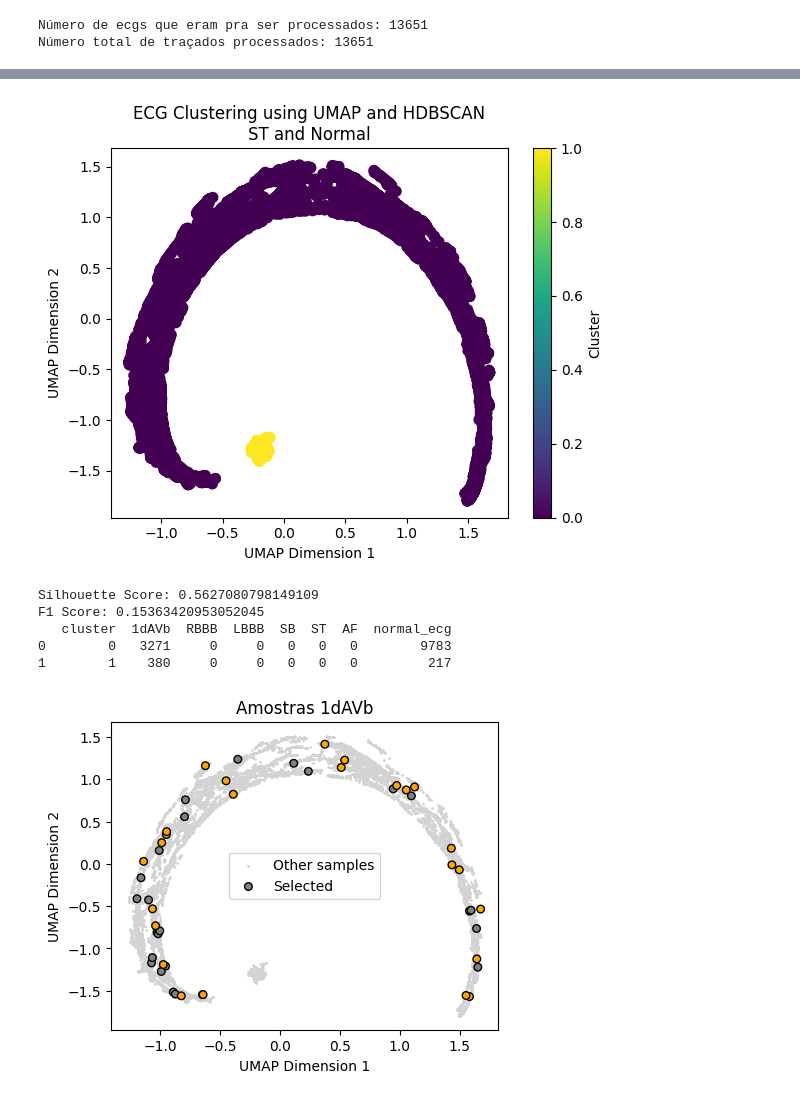
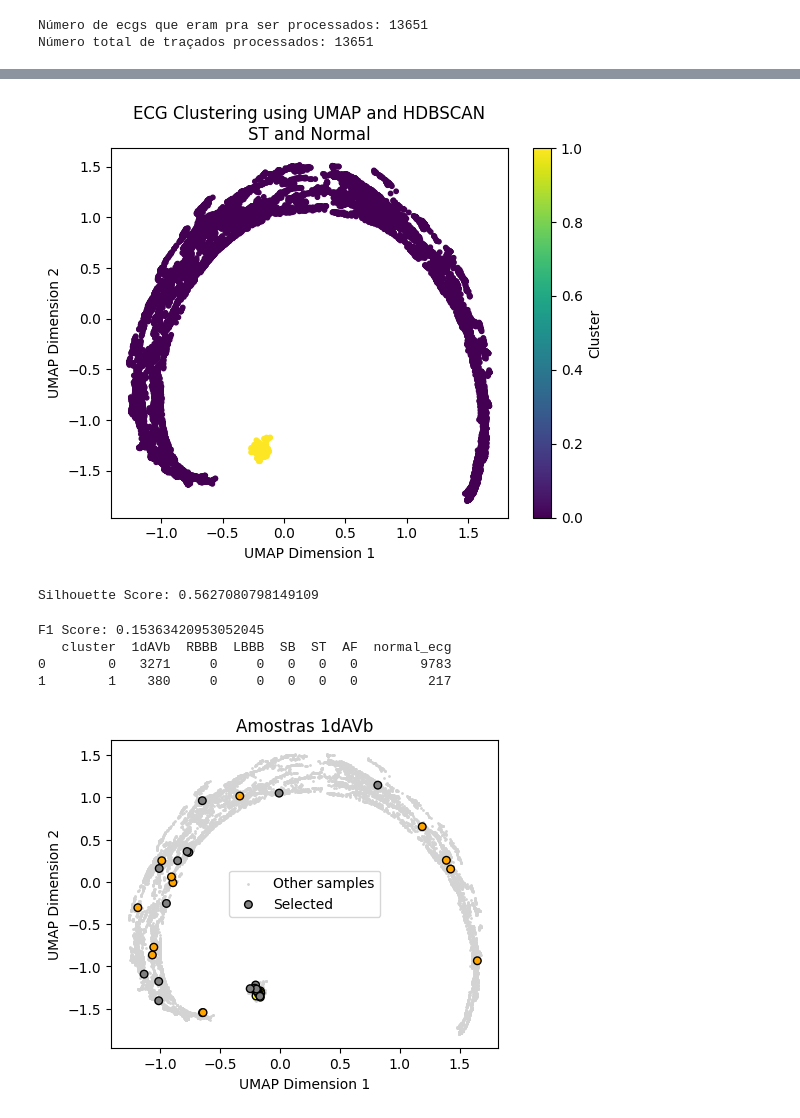
Before and after one commit to pedrobacelar28/Clustering-Paper, a Jupyter notebook: Projeto/Geração das Amostras/1dAVB.ipynb, the cells around one changed output, grey strips where cells are left out. Saved outputs shown, nothing was run; the diff lists cells and outputs as text; code cells hidden in the pictures.

```diff
--- a/Projeto/Geração das Amostras/1dAVB.ipynb
+++ b/Projeto/Geração das Amostras/1dAVB.ipynb
@@ -200,7 +200,7 @@ dbscan = HDBSCAN(min_cluster_size=500, min_samples=1)
 labels = dbscan.fit_predict(X_reduced_scaled)
 
 # Visualização dos Resultados
-plt.scatter(X_reduced_scaled[:, 0], X_reduced_scaled[:, 1], c=labels, cmap='viridis', s=50)
+plt.scatter(X_reduced_scaled[:, 0], X_reduced_scaled[:, 1], c=labels, cmap='viridis', s=10)
 plt.xlabel('UMAP Dimension 1')
 plt.ylabel('UMAP Dimension 2')
 plt.title('ECG Clustering using UMAP and HDBSCAN\nST and Normal')
@@ -264,12 +264,12 @@ cluster_summary = merged_data.groupby('cluster').agg({
 # Mostrar o resumo por cluster
 print(cluster_summary)
 # %% [output]
-[figure, old version]
+[figure, new version]
 Silhouette Score: 0.5627080798149109
-F1 Score: 0.15363420953052045
-   cluster  1dAVb  RBBB  LBBB  SB  ST  AF  normal_ecg
-0        0   3271     0     0   0   0   0        9783
-1        1    380     0     0   0   0   0         217
+F1 Score: 0.15363420953052045
+   cluster  1dAVb  RBBB  LBBB  SB  ST  AF  normal_ecg
+0        0   3271     0     0   0   0   0        9783
+1        1    380     0     0   0   0   0         217
 # %%
 # CALCULAR SILHUETT DE CADA PONTO
 
@@ -311,20 +311,23 @@ choices = [
 
 dados['tipo'] = np.select(conditions, choices, default='Unknown')
 
-dados.to_csv(f'dados/{doenca}_geral.csv', index=False)
+dados.to_csv(f'gerais/{doenca}_geral.csv', index=False)
 
 # GERAR AMOSTRAS
 
 def select_25_evenly_spaced(df):
     total_rows = len(df)
-    indices = np.linspace(0, total_rows-1, 25, dtype=int)
-    return df.iloc[indices]
+    if total_rows <= 25:
+        return df
+    else:
+        indices = np.linspace(0, total_rows-1, 12, dtype=int)
+        return df.iloc[indices]
 dados_selecionados = dados.groupby('tipo', group_keys=False).apply(select_25_evenly_spaced)
 
-tipos_desejados = ['D_clusterD', 'N_clusterD']
+tipos_desejados = choices
 dados_selecionados = dados_selecionados[dados_selecionados['tipo'].isin(tipos_desejados)]
 
-dados_selecionados.to_csv(f'dados/{doenca}_amostras.csv', index=False)
+dados_selecionados.to_csv(f'amostras/{doenca}_amostras.csv', index=False)
 
 #PLOTAR AMOSTRAS
 
@@ -338,31 +341,31 @@ def plot_samples(X, exam_ids, labels, title):
               'green']   # 6: N_clusterO
     exam_id_to_index = {exam_id: idx for idx, exam_id in enumerate(exam_ids_to_cluster)}
     sample_indices = [exam_id_to_index[exam_id] for exam_id in exam_ids]
 
     all_labels = np.zeros(X.shape[0])
     all_labels[sample_indices] = labels
 
     plt.figure(figsize=(5, 4))
     plt.scatter(X[:, 0], X[:, 1], c='lightgray', s=1, label='Other samples')
     plt.scatter(X[sample_indices, 0], X[sample_indices, 1], c=[colors[label] for label in labels], s=30, edgecolor='k', label='Selected')
     plt.xlabel('UMAP Dimension 1')
     plt.ylabel('UMAP Dimension 2')
     plt.title(title)
     plt.legend()
     plt.show()
 
 selected_exam_ids = dados_selecionados['exam_id'].values
 
 exam_id_to_index = {exam_id: idx for idx, exam_id in enumerate(exam_ids_to_cluster)}
 selected_indices = [exam_id_to_index[exam_id] for exam_id in selected_exam_ids]
 
 labels = [
     1 if tipo == 'D_clusterN' else 2 if tipo == 'N_clusterD' else
     3 if tipo == 'D_clusterM' else 4 if tipo == 'N_clusterM' else
     5 if tipo == 'D_clusterO' else 6 if tipo == 'N_clusterO' else 0
     for tipo in dados_selecionados['tipo'].values
 ]
 
 plot_samples(X_reduced_scaled, selected_exam_ids, labels, f'Amostras {doenca}')
 # %% [output]
-[figure, old version]
+[figure, new version]
```
Also changed, not shown: parts of 1 cell of this notebook, 32 other files.
